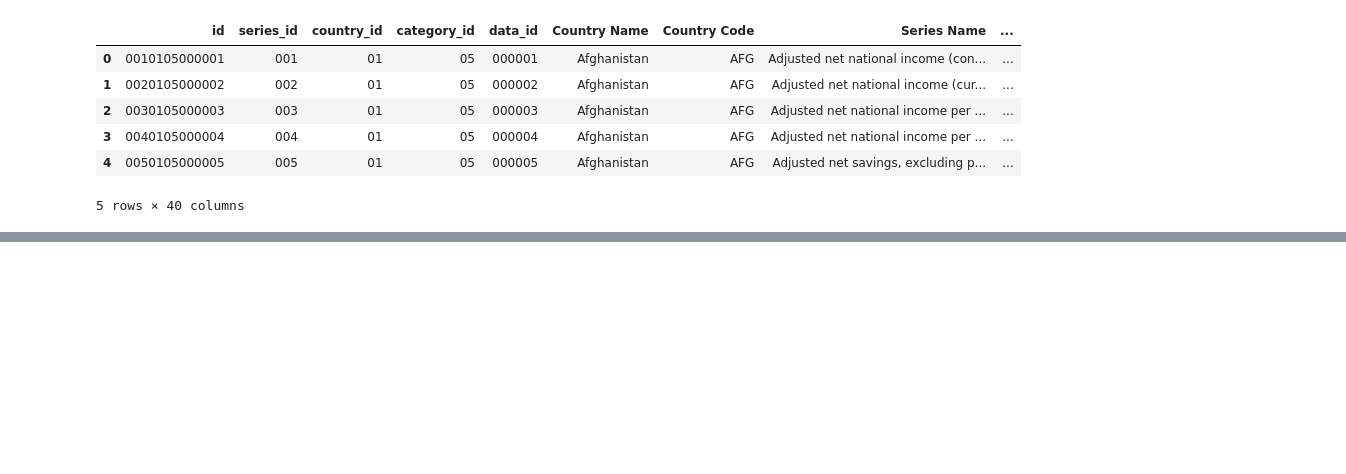
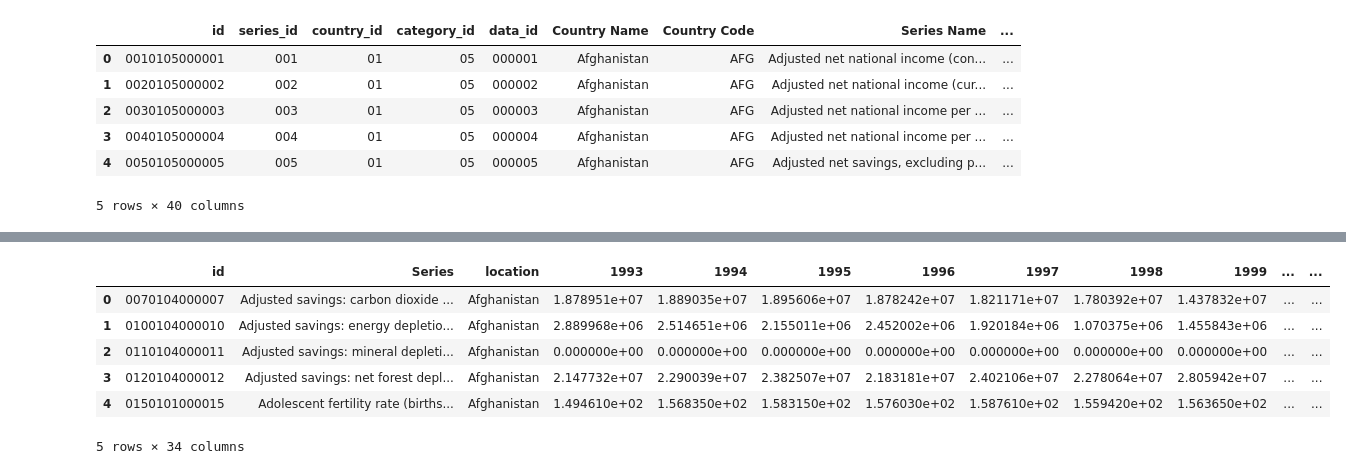
Before and after one commit to 21104988d/FYP, a Jupyter notebook: data_cleaning.ipynb, the cells around one changed output, grey strips where cells are left out. Drawn from its saved outputs; the diff is of its cells as text; code cells hidden in the pictures; blank space fills up the shorter version.

```diff
--- a/data_cleaning.ipynb
+++ b/data_cleaning.ipynb
@@ -272,0 +308,31 @@ excel.to_excel("cleaned_data.xlsx")
+# %%
+# Add a new column 'country' which is the fourth and fifth digits of 'id'
+data_series['country'] = data_series['id'].str[3:5].astype(int)
+
+# Read the country.csv file
+country = pd.read_csv('country.csv')
+
+# Rename the 'id' column in the country dataframe to 'country_id'
+country.rename(columns={'id': 'country_id'}, inplace=True)
+
+# Merge data_series with country on the 'country' column from data_series and 'country_id' column from country
+data_country = data_series.merge(country, left_on='country', right_on='country_id', how='left')
+
+# Insert 'location' column into the correct position
+cols = data_country.columns.tolist()
+cols.insert(2, cols.pop(cols.index('location')))
+data_country = data_country[cols]
+
+# Drop unnecessary columns
+data_country.drop(columns=['country_id', 'country'], inplace=True)
+
+# Display the merged dataframe
+data_country.head()
+# %% [output]
+|  | id | Series | location | 1993 | 1994 | 1995 | 1996 | 1997 | 1998 | 1999 | ... | ... |
+| 0 | 0070104000007 | Adjusted savings: carbon dioxide ... | Afghanistan | 1.878951e+07 | 1.889035e+07 | 1.895606e+07 | 1.878242e+07 | 1.821171e+07 | 1.780392e+07 | 1.437832e+07 | ... | ... |
+| 1 | 0100104000010 | Adjusted savings: energy depletio... | Afghanistan | 2.889968e+06 | 2.514651e+06 | 2.155011e+06 | 2.452002e+06 | 1.920184e+06 | 1.070375e+06 | 1.455843e+06 | ... | ... |
+| 2 | 0110104000011 | Adjusted savings: mineral depleti... | Afghanistan | 0.000000e+00 | 0.000000e+00 | 0.000000e+00 | 0.000000e+00 | 0.000000e+00 | 0.000000e+00 | 0.000000e+00 | ... | ... |
+| 3 | 0120104000012 | Adjusted savings: net forest depl... | Afghanistan | 2.147732e+07 | 2.290039e+07 | 2.382507e+07 | 2.183181e+07 | 2.402106e+07 | 2.278064e+07 | 2.805942e+07 | ... | ... |
+| 4 | 0150101000015 | Adolescent fertility rate (births... | Afghanistan | 1.494610e+02 | 1.568350e+02 | 1.583150e+02 | 1.576030e+02 | 1.587610e+02 | 1.559420e+02 | 1.563650e+02 | ... | ... |
+5 rows × 34 columns
```
Also changed, not shown: parts of 10 cells of this notebook, 5 other files.
